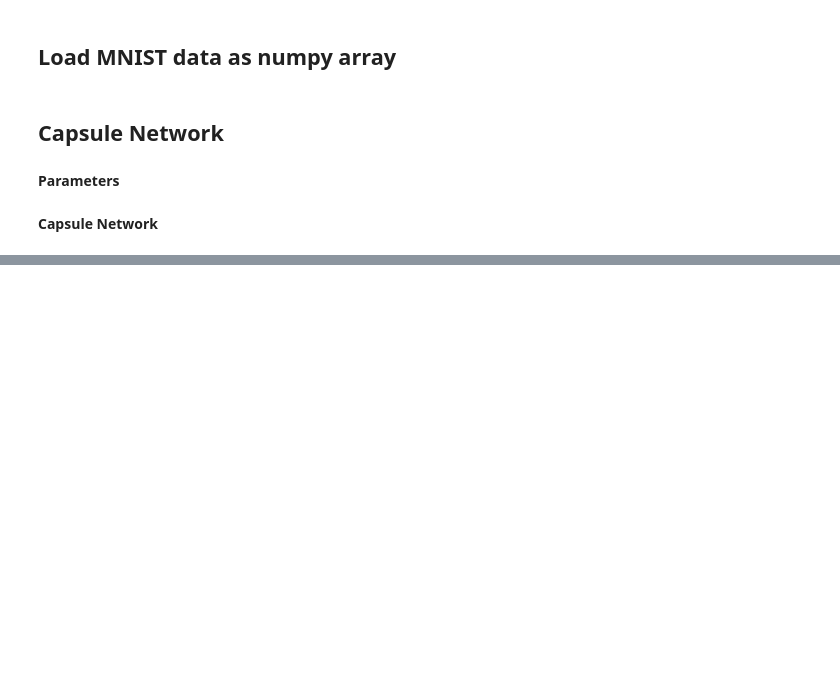
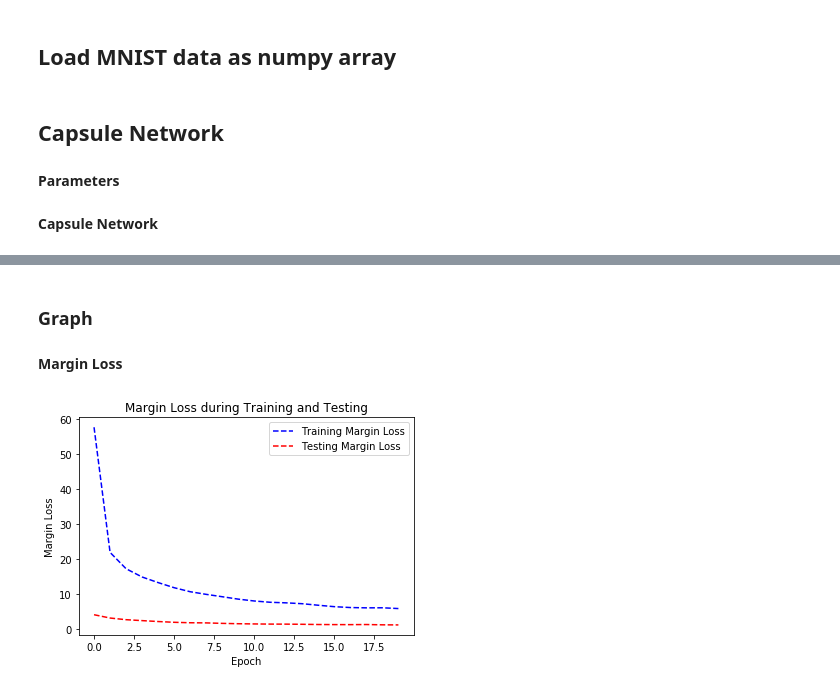
Before and after one commit to Ugenteraan/CapsNet-MNIST-TF, a Jupyter notebook: MNIST - CapsNet.ipynb, the cells around one changed output, grey strips where cells are left out. Cells and saved outputs as stored; diff of their text form; code cells hidden in the pictures; blank space fills up the shorter version.

```diff
--- a/MNIST - CapsNet.ipynb
+++ b/MNIST - CapsNet.ipynb
@@ -202 +183,36 @@ accuracy = tf.reduce_mean(tf.cast(correct_prediction, 'float32'))
+# %%
+#RECONSTRUCTION
+#First step is to mask out all the vectors from digit capsules except the correct class vector.
+#By performing an element-wise multiplication between the 10 capsules and the Y vector
+mask = tf.multiply(tf.squeeze(digits), tf.reshape(Y, (-1, num_labels, 1)))
+vector_j = tf.reshape(mask, shape=(tf.shape(digits)[0], 160)) #reshape into [batch_size, 160]
+fc1 = tf.contrib.layers.fully_connected(vector_j, num_outputs=512, activation_fn=tf.nn.relu, trainable=True)
+fc2 = tf.contrib.layers.fully_connected(fc1, num_outputs=1024, activation_fn=tf.nn.relu, trainable=True)
+decoded = tf.layers.dense(fc2, units=height*width*1, activation=tf.nn.sigmoid, name='decoded')
+# %%
+#RECONSTUCTION LOSS
+origin   = tf.reshape(X, shape=(tf.shape(digits)[0], -1))
+squared  = tf.square(decoded - origin)
+
+#reg scale is used to control the total loss so that the margin loss would not be overtaken by the reconstruction
+#loss.
+reconst_err = reg_scale * tf.reduce_sum(squared, name='reconstruction_error')
+
+total_loss = margin_loss + reconst_err #total for both classification and reconstruction
+
+#decayed learning rate
+global_step = tf.Variable(0, trainable=False)
+decayed_lr = tf.train.exponential_decay(learning_rate,
+                                            global_step, 20000,
+                                            0.95, staircase=True)
+
+
+optimizer_classification = tf.train.AdamOptimizer(decayed_lr).minimize(margin_loss, global_step=global_step) #for classification
+optimizer_decoder = tf.train.AdamOptimizer(decayed_lr).minimize(total_loss, global_step=global_step) #for reconstruction
+
+softmax_v = tf.nn.softmax(v_lengths, axis=1)
+argmax_idx = tf.argmax(softmax_v, axis=1)
+argmax_idx = tf.reshape(argmax_idx, shape=(tf.shape(conv2)[0],))
+correct_prediction = tf.equal(argmax_idx, tf.argmax(Y,1))
+accuracy = tf.reduce_mean(tf.cast(correct_prediction, 'float32'))
 # %% [markdown]
@@ -302,0 +422,16 @@ Epoch 10, test loss     0.00343827, test accuracy     0.9943
+# %% [markdown]
+### Graph
+# %%
+x_axis    = [x for x in range(epoch)]
+# %% [markdown]
+**Margin Loss**
+# %%
+plt.plot(x_axis, train_m_loss_list,    'b--', label='Training Margin Loss')
+plt.plot(x_axis, test_m_loss_list,  'r--', label='Testing Margin Loss')
+plt.title("Margin Loss during Training and Testing")
+plt.ylabel("Margin Loss")
+plt.xlabel("Epoch")
+plt.legend()
+plt.show()
+# %% [output]
+[figure, added]
```
Also changed, not shown: parts of 16 cells of this notebook.
